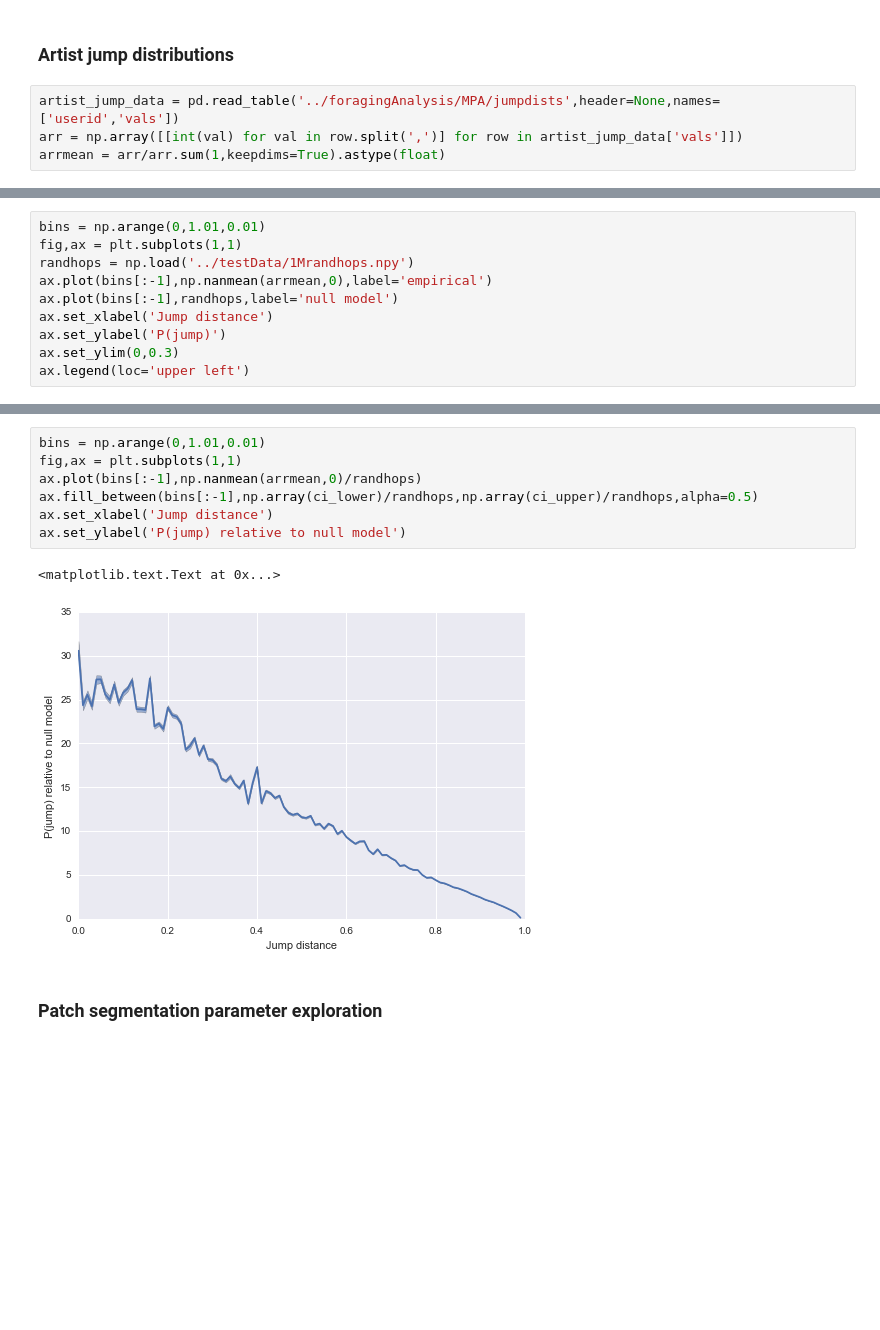
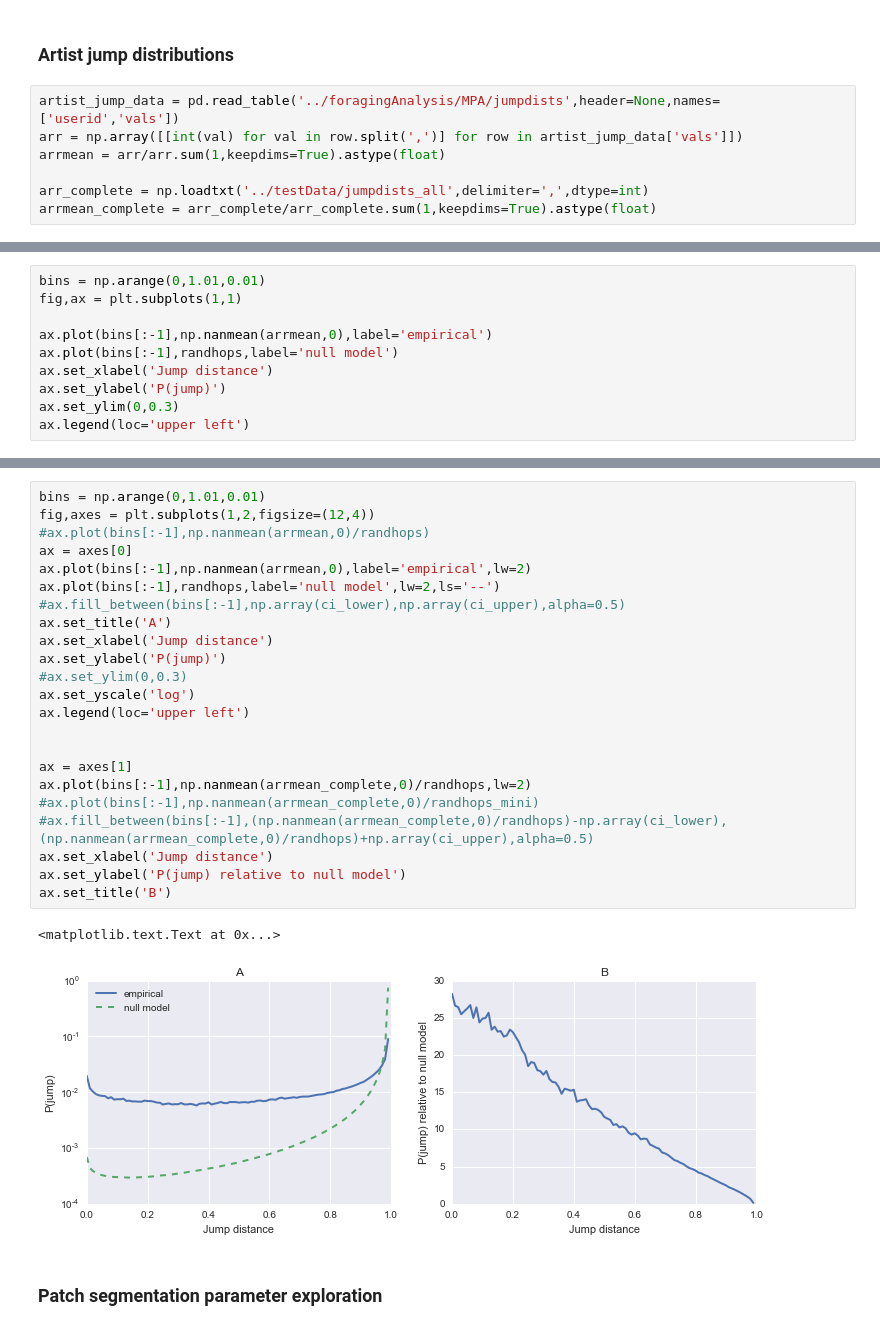
Before and after one commit to jlorince/MusicForaging, a Jupyter notebook: notebooks/result_viz.ipynb, the cells around one changed output, grey strips where cells are left out. Saved outputs shown, nothing was run; the diff lists cells and outputs as text; blank space fills up the shorter version.

```diff
--- a/notebooks/result_viz.ipynb
+++ b/notebooks/result_viz.ipynb
@@ -22,3 +22,6 @@ def bootstrap(data, num_samples, statistic, alpha=0.05):
 artist_jump_data = pd.read_table('../foragingAnalysis/MPA/jumpdists',header=None,names=['userid','vals'])
 arr = np.array([[int(val) for val in row.split(',')] for row in artist_jump_data['vals']])
 arrmean = arr/arr.sum(1,keepdims=True).astype(float)
+
+arr_complete = np.loadtxt('../testData/jumpdists_all',delimiter=',',dtype=int)
+arrmean_complete = arr_complete/arr_complete.sum(1,keepdims=True).astype(float)
@@ -29,7 +51,7 @@ arrmean.shape
 # %%
 bins = np.arange(0,1.01,0.01)
 fig,ax = plt.subplots(1,1)
-randhops = np.load('../testData/1Mrandhops.npy')
+
 ax.plot(bins[:-1],np.nanmean(arrmean,0),label='empirical')
 ax.plot(bins[:-1],randhops,label='null model')
 ax.set_xlabel('Jump distance')
@@ -50,13 +80,29 @@ for i in xrange(arrmean.shape[1]):
 # %%
 bins = np.arange(0,1.01,0.01)
-fig,ax = plt.subplots(1,1)
-ax.plot(bins[:-1],np.nanmean(arrmean,0)/randhops)
-ax.fill_between(bins[:-1],np.array(ci_lower)/randhops,np.array(ci_upper)/randhops,alpha=0.5)
+fig,axes = plt.subplots(1,2,figsize=(12,4))
+#ax.plot(bins[:-1],np.nanmean(arrmean,0)/randhops)
+ax = axes[0]
+ax.plot(bins[:-1],np.nanmean(arrmean,0),label='empirical',lw=2)
+ax.plot(bins[:-1],randhops,label='null model',lw=2,ls='--')
+#ax.fill_between(bins[:-1],np.array(ci_lower),np.array(ci_upper),alpha=0.5)
+ax.set_title('A')
+ax.set_xlabel('Jump distance')
+ax.set_ylabel('P(jump)')
+#ax.set_ylim(0,0.3)
+ax.set_yscale('log')
+ax.legend(loc='upper left')
+
+
+ax = axes[1]
+ax.plot(bins[:-1],np.nanmean(arrmean_complete,0)/randhops,lw=2)
+#ax.plot(bins[:-1],np.nanmean(arrmean_complete,0)/randhops_mini)
+#ax.fill_between(bins[:-1],(np.nanmean(arrmean_complete,0)/randhops)-np.array(ci_lower),(np.nanmean(arrmean_complete,0)/randhops)+np.array(ci_upper),alpha=0.5)
 ax.set_xlabel('Jump distance')
 ax.set_ylabel('P(jump) relative to null model')
+ax.set_title('B')
 # %% [output]
 <matplotlib.text.Text at 0x...>
-[figure, old version]
+[figure, new version]
 # %% [markdown]
 ### Patch segmentation parameter exploration
 # %%
```
Also changed, not shown: parts of 8 cells of this notebook, 10 other files.
